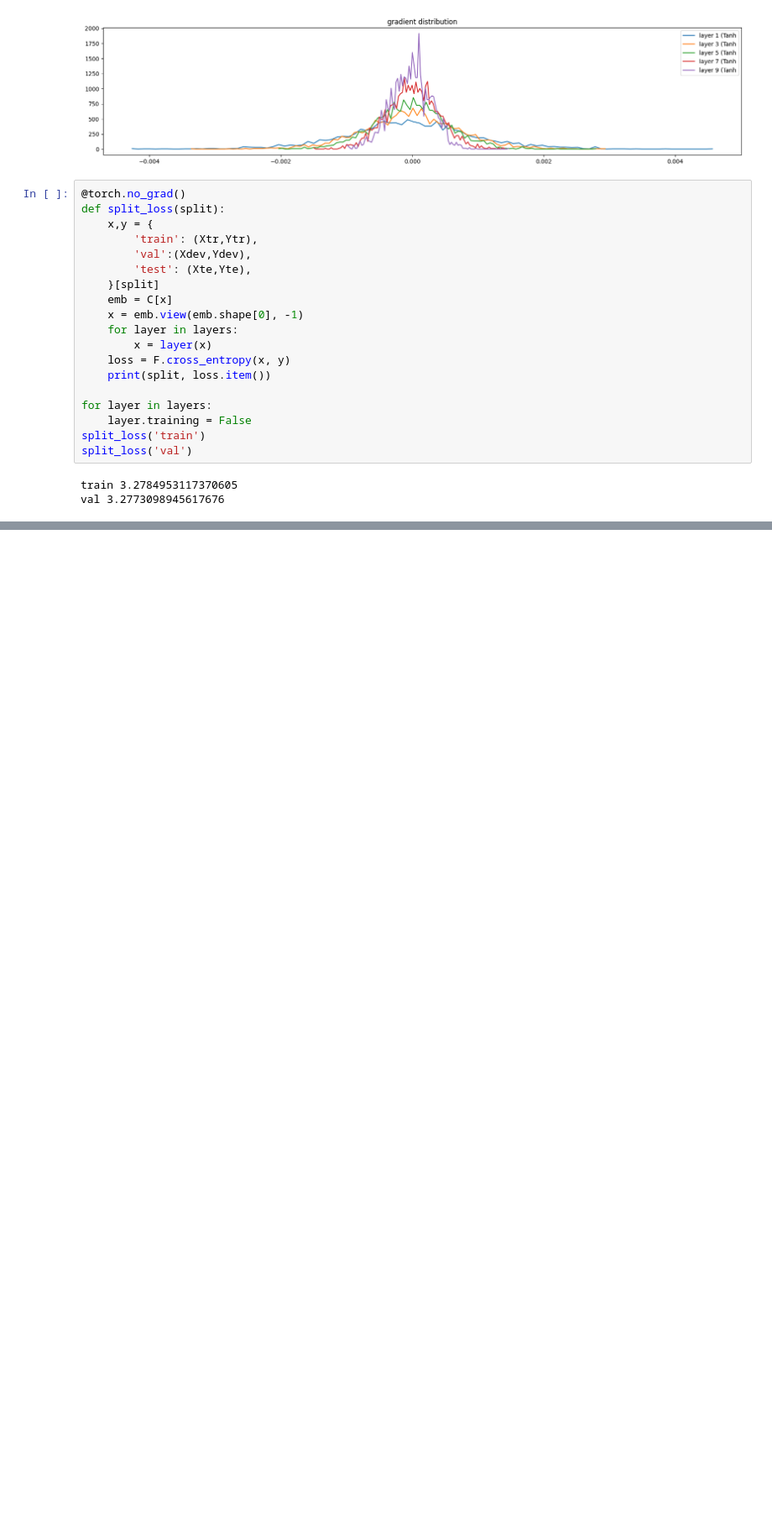
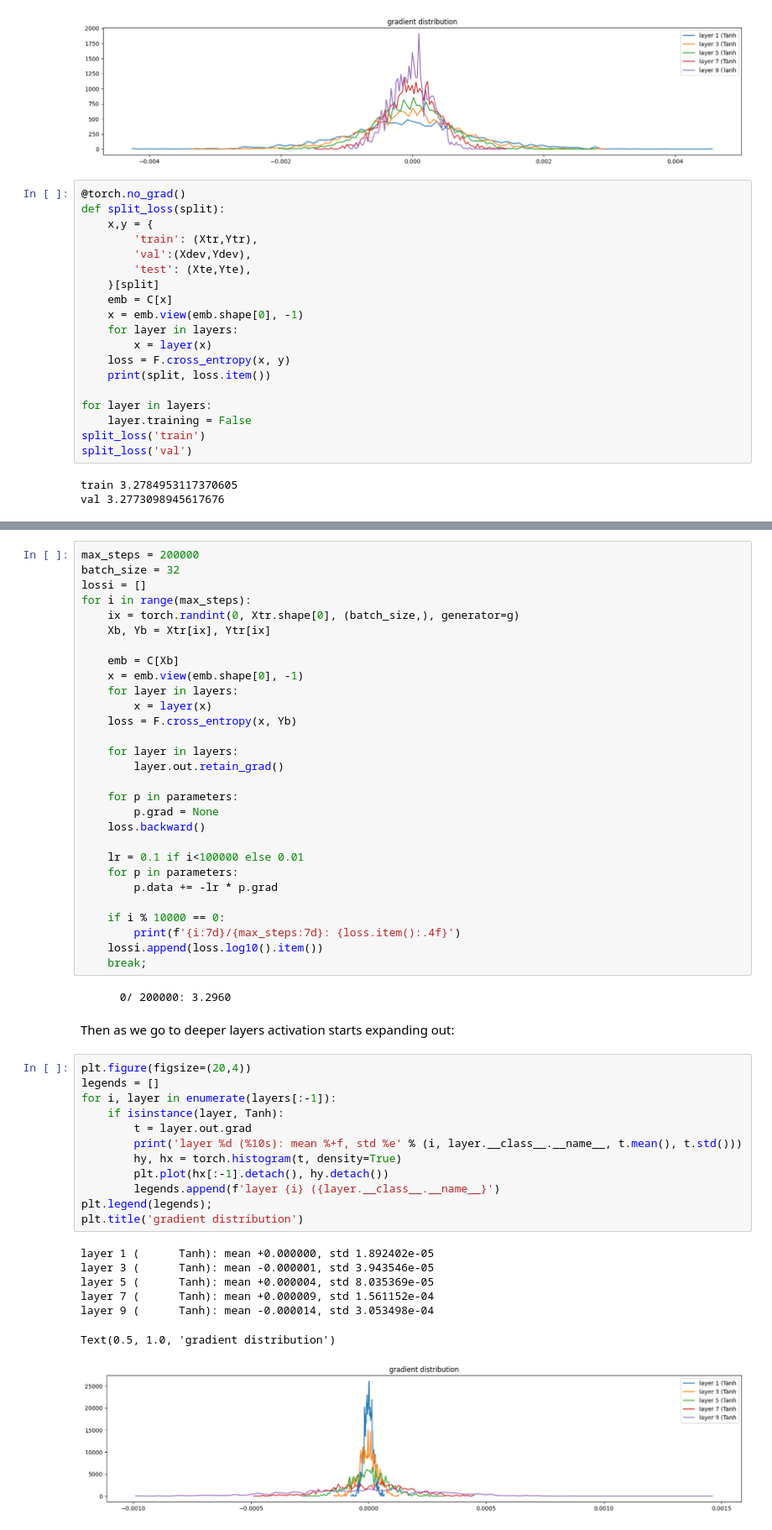
Before and after one commit to saketrama-v/MakeMore_III, a Jupyter notebook: MakeMore_III.ipynb, the cells around one changed output, grey strips where cells are left out. Shown at 84% size. Saved outputs shown, nothing was run; the diff lists cells and outputs as text; blank space fills up the shorter version.

Commit message:
refactor: Testing different backward pass gradient statistics

```diff
--- a/MakeMore_III.ipynb
+++ b/MakeMore_III.ipynb
@@ -1429,0 +1649,53 @@ val 3.2773098945617676
+# %%
+max_steps = 200000
+batch_size = 32
+lossi = []
+for i in range(max_steps):
+    ix = torch.randint(0, Xtr.shape[0], (batch_size,), generator=g)
+    Xb, Yb = Xtr[ix], Ytr[ix]
+
+    emb = C[Xb]
+    x = emb.view(emb.shape[0], -1)
+    for layer in layers:
+        x = layer(x)
+    loss = F.cross_entropy(x, Yb)
+
+    for layer in layers:
+        layer.out.retain_grad()
+
+    for p in parameters:
+        p.grad = None
+    loss.backward()
+
+    lr = 0.1 if i<100000 else 0.01
+    for p in parameters:
+        p.data += -lr * p.grad
+
+    if i % 10000 == 0:
+        print(f'{i:7d}/{max_steps:7d}: {loss.item():.4f}')
+    lossi.append(loss.log10().item())
+    break;
+# %% [output]
+      0/ 200000: 3.2960
+# %% [markdown]
+Then as we go to deeper layers activation starts expanding out:
+# %%
+plt.figure(figsize=(20,4))
+legends = []
+for i, layer in enumerate(layers[:-1]):
+    if isinstance(layer, Tanh):
+        t = layer.out.grad
+        print('layer %d (%10s): mean %+f, std %e' % (i, layer.__class__.__name__, t.mean(), t.std()))
+        hy, hx = torch.histogram(t, density=True)
+        plt.plot(hx[:-1].detach(), hy.detach())
+        legends.append(f'layer {i} ({layer.__class__.__name__}')
+plt.legend(legends);
+plt.title('gradient distribution')
+# %% [output]
+layer 1 (      Tanh): mean +0.000000, std 1.892402e-05
+layer 3 (      Tanh): mean -0.000001, std 3.943546e-05
+layer 5 (      Tanh): mean +0.000004, std 8.035369e-05
+layer 7 (      Tanh): mean +0.000009, std 1.561152e-04
+layer 9 (      Tanh): mean -0.000014, std 3.053498e-04
+Text(0.5, 1.0, 'gradient distribution')
+[figure, added]
```
Also changed, not shown: parts of 14 cells of this notebook.
